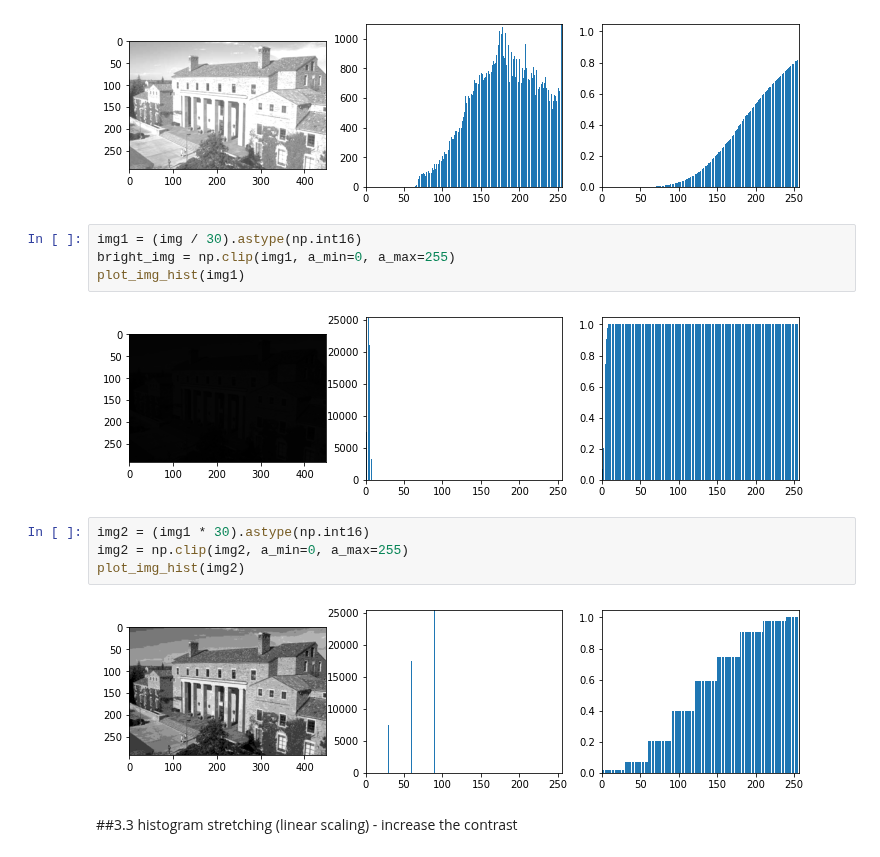
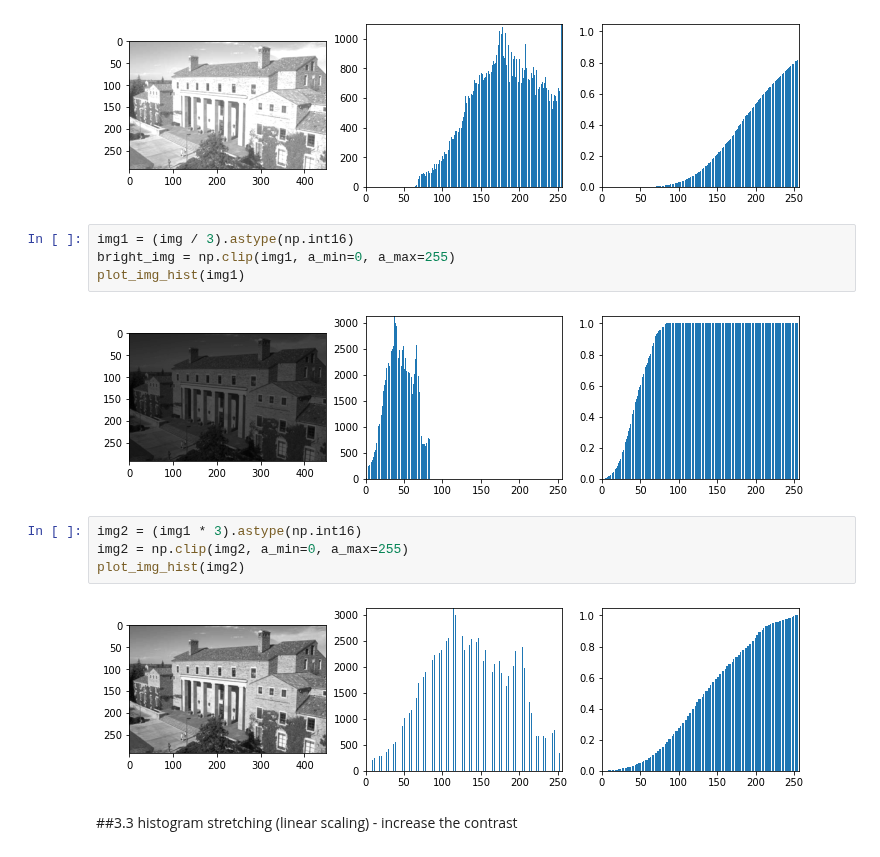
Before and after one commit to dnevo/ImageProcessing, a Jupyter notebook: ImageProcessingRecitation_03_Histograms.ipynb, the cells around one changed output. Drawn from its saved outputs; the diff is of its cells as text.

```diff
--- a/ImageProcessingRecitation_03_Histograms.ipynb
+++ b/ImageProcessingRecitation_03_Histograms.ipynb
@@ -85,17 +81,17 @@ plot_img_hist(bright_img)
 # %% [output]
 [figure]
 # %%
-img1 = (img / 30).astype(np.int16)
+img1 = (img / 3).astype(np.int16)
 bright_img = np.clip(img1, a_min=0, a_max=255)
 plot_img_hist(img1)
 # %% [output]
-[figure, old version]
+[figure, new version]
 # %%
-img2 = (img1 * 30).astype(np.int16)
+img2 = (img1 * 3).astype(np.int16)
 img2 = np.clip(img2, a_min=0, a_max=255)
 plot_img_hist(img2)
 # %% [output]
-[figure, old version]
+[figure, new version]
 # %% [markdown]
 ##3.3 histogram stretching (linear scaling) - increase the contrast
 # %% [markdown]
```
Also changed, not shown: parts of 4 cells of this notebook.
